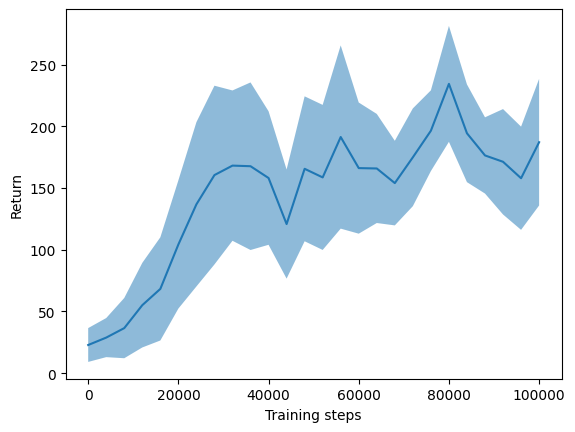
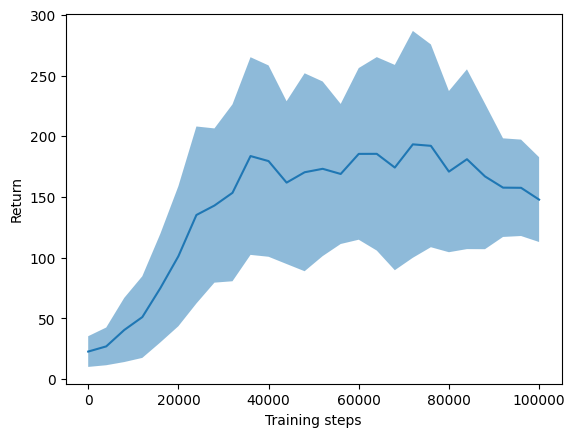
The change to this notebook cell's code, shown as a diff; its figure went from the first image to the second:
--- before
+++ after
@@ -2,10 +2,10 @@
     if fig is None:
         fig, ax = plt.subplots()
-    xaxis = np.linspace(0, timesteps, len(evaluation.mean(axis=1)))
-    ax.plot(xaxis, evaluation.mean(axis=1), label=label)
+    xaxis = np.linspace(0, timesteps, len(evaluation.mean(axis=(0, 2))))
+    ax.plot(xaxis, evaluation.mean(axis=(0, 2)), label=label)
     ax.fill_between(
         xaxis,
-        evaluation.mean(axis=1) - evaluation.std(axis=1),
-        evaluation.mean(axis=1) + evaluation.std(axis=1),
+        evaluation.mean(axis=(0, 2)) - evaluation.std(axis=(0, 2)),
+        evaluation.mean(axis=(0, 2)) + evaluation.std(axis=(0, 2)),
         alpha=0.5,
     )

Commit: New interface